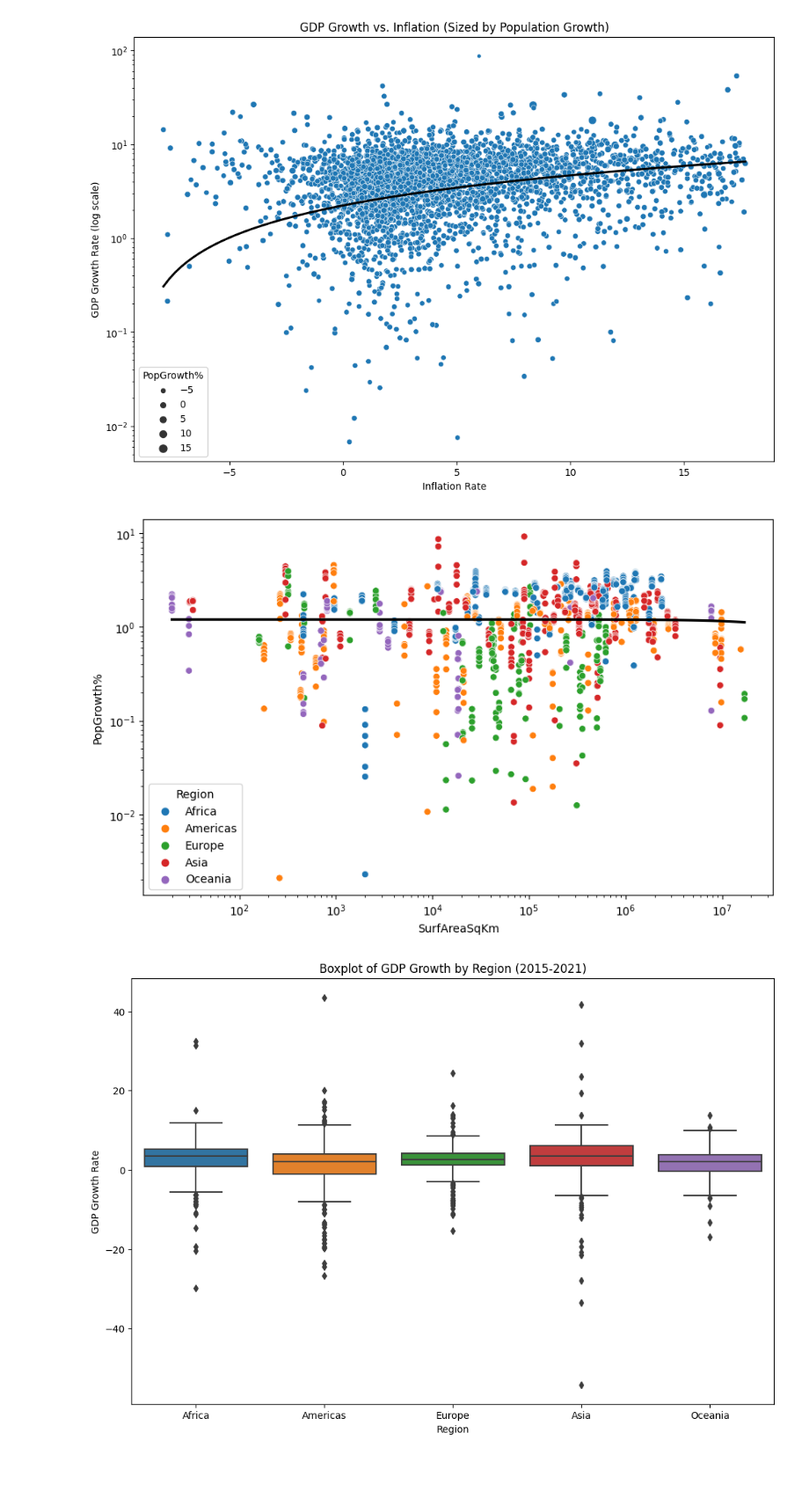
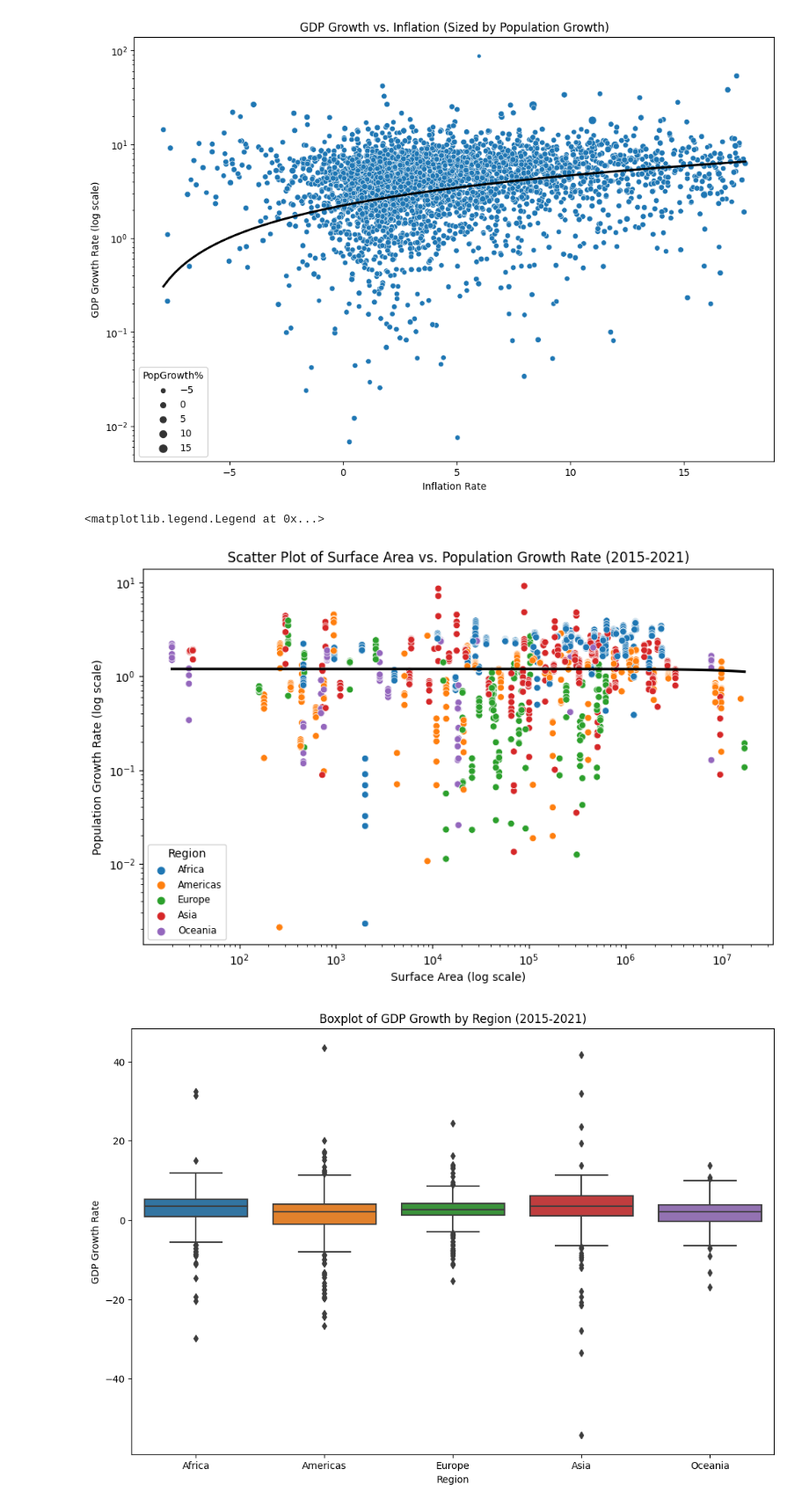
Before and after one commit to csmotherman/CSC202-Final, a Jupyter notebook: Ideas.ipynb, the cells around one changed output. Shown at 88% size. Saved outputs shown, nothing was run; the diff lists cells and outputs as text; code cells hidden in the pictures; blank space fills up the shorter version.

```diff
--- a/Ideas.ipynb
+++ b/Ideas.ipynb
@@ -74,17 +74,24 @@ plt.show()
 # %%
 #Reduce the data points
 Year2_df = df[(df['Year'] >= 2015) & (df['Year'] <= 2021)]
 
 plt.figure(figsize=(10, 6))
 
 sns.scatterplot(x="SurfAreaSqKm", y="PopGrowth%", data=Year2_df, hue='Region')
 sns.regplot(x="SurfAreaSqKm", y="PopGrowth%", data=Year2_df, scatter=False, ci=None, color='black')
 
 #you can try with or without the log scale but it seems to help in this plot
 plt.yscale('log')
 plt.xscale('log')
+
+# Title and labels
+plt.title('Scatter Plot of Surface Area vs. Population Growth Rate (2015-2021)')
+plt.xlabel('Surface Area (log scale)')
+plt.ylabel('Population Growth Rate (log scale)')
+plt.legend(title='Region', fontsize= 'small')
 # %% [output]
+<matplotlib.legend.Legend at 0x...>
-[figure, old version]
+[figure, new version]
 # %%
 plt.figure(figsize=(12, 8))
 sns.boxplot(x='Region', y='GDPGrowth%', data=Year2_df)
```
